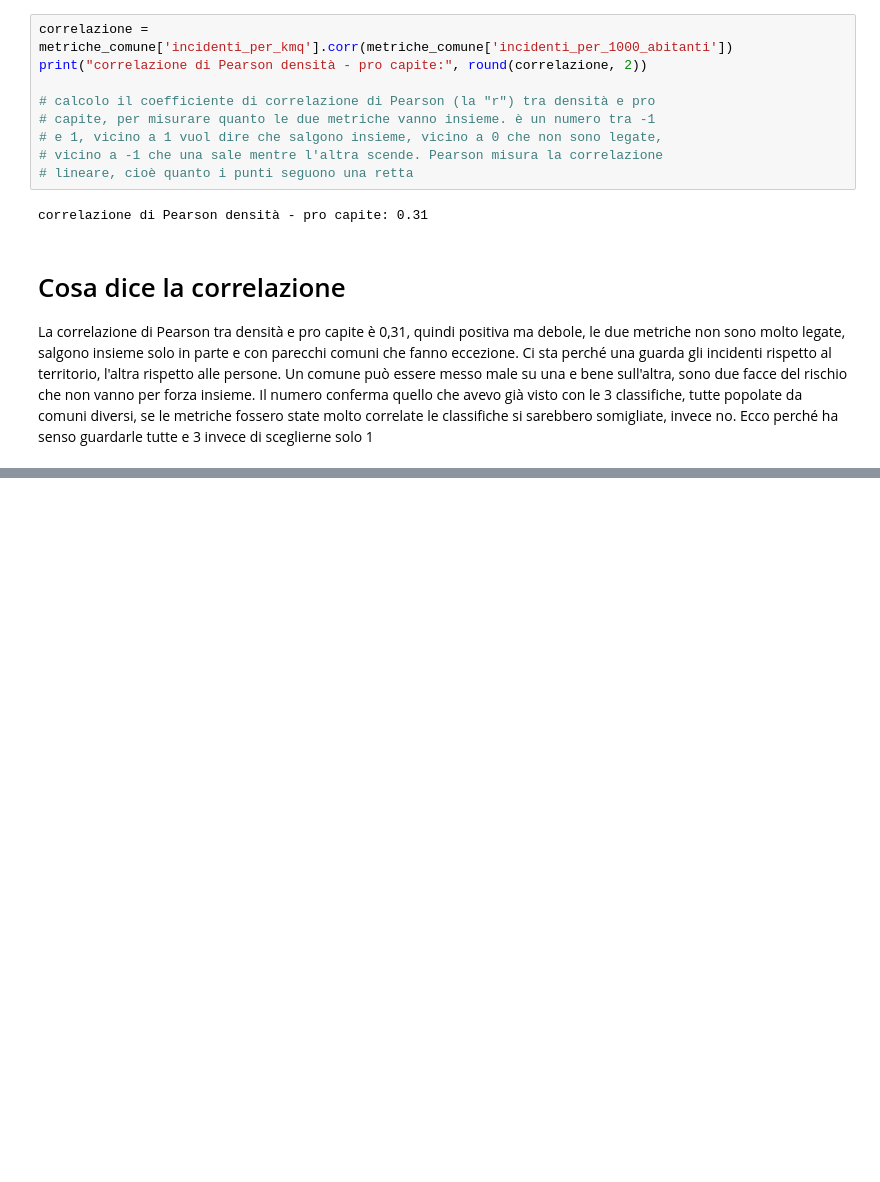
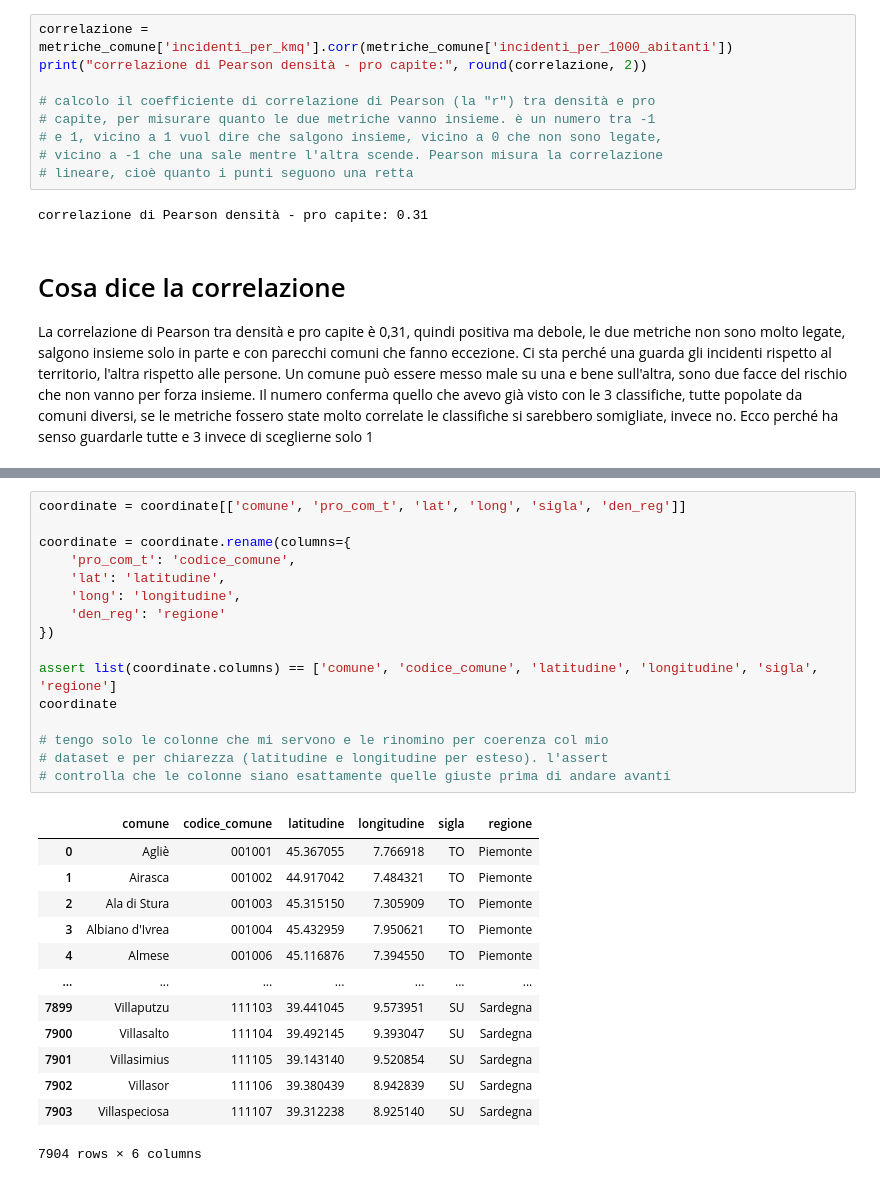
Before and after one commit to LordVessio/boolean-istat-traffic-analysis, a Jupyter notebook: Final Project Nicola Vessio pt 2.ipynb, the cells around one changed output, grey strips where cells are left out. Drawn from its saved outputs; the diff is of its cells as text; blank space fills up the shorter version.

```diff
--- a/Final Project Nicola Vessio pt 2.ipynb
+++ b/Final Project Nicola Vessio pt 2.ipynb
@@ -491,0 +590,30 @@ Il numero conferma quello che avevo già visto con le 3 classifiche, tutte popol
+# %%
+coordinate = coordinate[['comune', 'pro_com_t', 'lat', 'long', 'sigla', 'den_reg']]
+
+coordinate = coordinate.rename(columns={
+    'pro_com_t': 'codice_comune',
+    'lat': 'latitudine',
+    'long': 'longitudine',
+    'den_reg': 'regione'
+})
+
+assert list(coordinate.columns) == ['comune', 'codice_comune', 'latitudine', 'longitudine', 'sigla', 'regione']
+coordinate
+
+# tengo solo le colonne che mi servono e le rinomino per coerenza col mio
+# dataset e per chiarezza (latitudine e longitudine per esteso). l'assert
+# controlla che le colonne siano esattamente quelle giuste prima di andare avanti
+# %% [output]
+|  | comune | codice_comune | latitudine | longitudine | sigla | regione |
+| 0 | Agliè | 001001 | 45.367055 | 7.766918 | TO | Piemonte |
+| 1 | Airasca | 001002 | 44.917042 | 7.484321 | TO | Piemonte |
+| 2 | Ala di Stura | 001003 | 45.315150 | 7.305909 | TO | Piemonte |
+| 3 | Albiano d'Ivrea | 001004 | 45.432959 | 7.950621 | TO | Piemonte |
+| 4 | Almese | 001006 | 45.116876 | 7.394550 | TO | Piemonte |
+| ... | ... | ... | ... | ... | ... | ... |
+| 7899 | Villaputzu | 111103 | 39.441045 | 9.573951 | SU | Sardegna |
+| 7900 | Villasalto | 111104 | 39.492145 | 9.393047 | SU | Sardegna |
+| 7901 | Villasimius | 111105 | 39.143140 | 9.520854 | SU | Sardegna |
+| 7902 | Villasor | 111106 | 39.380439 | 8.942839 | SU | Sardegna |
+| 7903 | Villaspeciosa | 111107 | 39.312238 | 8.925140 | SU | Sardegna |
+7904 rows × 6 columns
```
Also changed, not shown: parts of 13 cells of this notebook, 1 other file.
